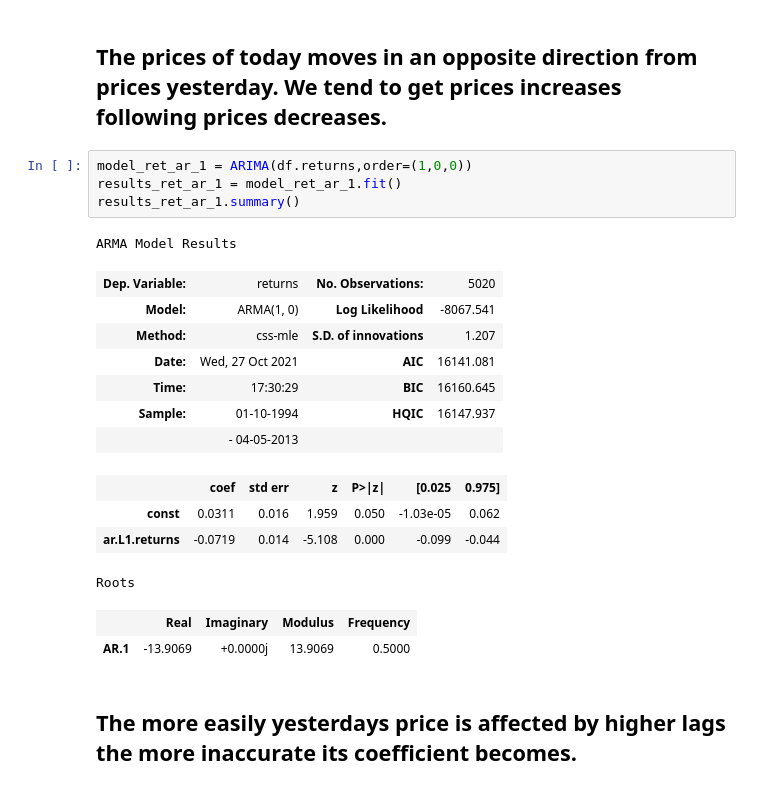
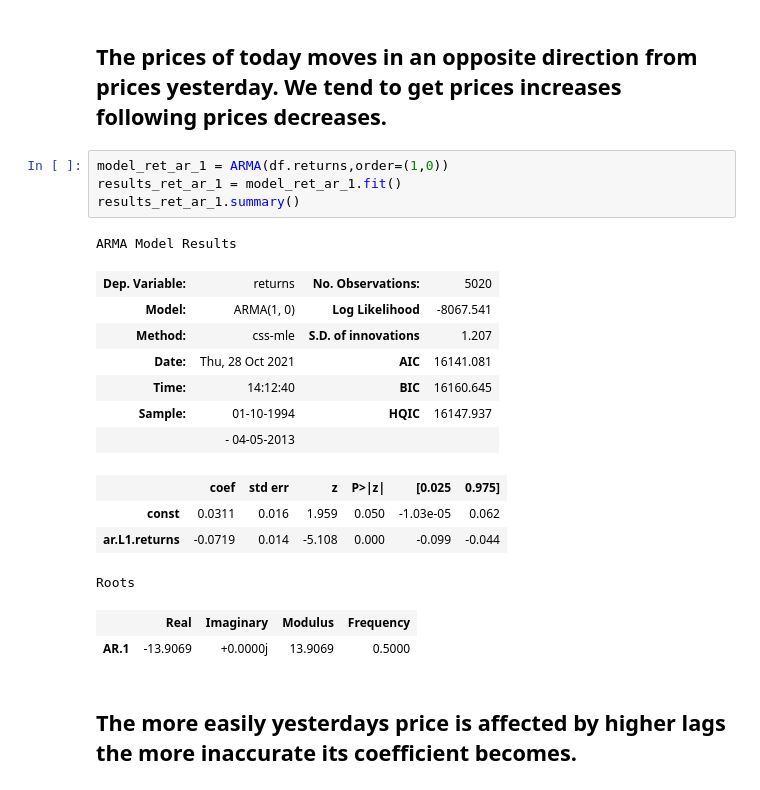
Before and after one commit to JuanD5/Machine-learning-projects, a Jupyter notebook: Forecasting/Sales Forecasting/365_datascience_index.ipynb, the cells around one changed output. Drawn from its saved outputs; the diff is of its cells as text.

```diff
--- a/Forecasting/Sales Forecasting/365_datascience_index.ipynb
+++ b/Forecasting/Sales Forecasting/365_datascience_index.ipynb
@@ -931,16 +935,16 @@ plt.show()
 # %% [markdown]
 ## The prices of today moves in an opposite direction from prices yesterday. We tend to get prices increases following prices decreases.
 # %%
-model_ret_ar_1 = ARIMA(df.returns,order=(1,0,0))
+model_ret_ar_1 = ARMA(df.returns,order=(1,0))
 results_ret_ar_1 = model_ret_ar_1.fit()
 results_ret_ar_1.summary()
 # %% [output]
 ARMA Model Results
 | Dep. Variable: | returns | No. Observations: | 5020 |
 | Model: | ARMA(1, 0) | Log Likelihood | -8067.541 |
 | Method: | css-mle | S.D. of innovations | 1.207 |
-| Date: | Wed, 27 Oct 2021 | AIC | 16141.081 |
-| Time: | 17:30:29 | BIC | 16160.645 |
+| Date: | Thu, 28 Oct 2021 | AIC | 16141.081 |
+| Time: | 14:12:40 | BIC | 16160.645 |
 | Sample: | 01-10-1994 | HQIC | 16147.937 |
 |  | - 04-05-2013 |  |  |
 |  | coef | std err | z | P>|z| | [0.025 | 0.975] |
```
Also changed, not shown: parts of 88 cells of this notebook.
